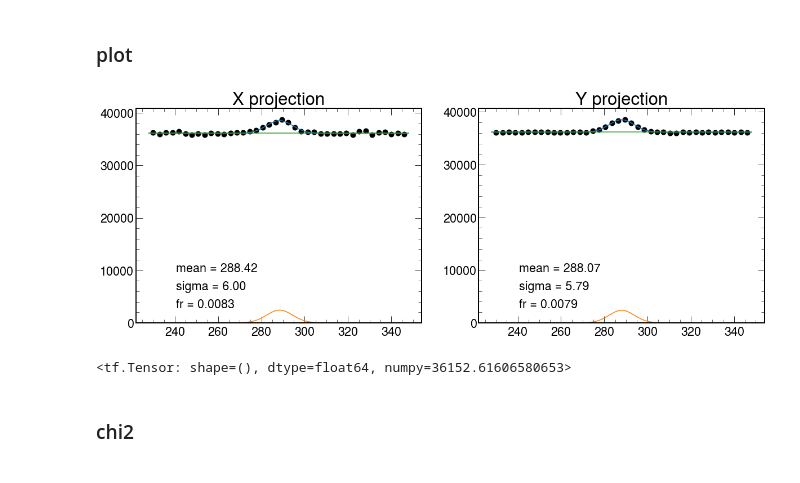
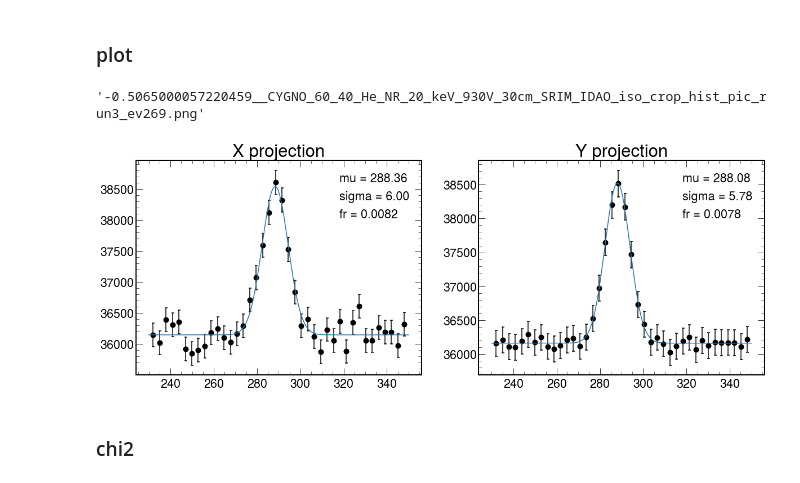
Before and after one commit to depot-hep/idao-2021, a Jupyter notebook: data_studies/fittin.ipynb, the cells around one changed output. Saved outputs shown, nothing was run; the diff lists cells and outputs as text; code cells hidden in the pictures.

```diff
--- a/data_studies/fittin.ipynb
+++ b/data_studies/fittin.ipynb
@@ -109,8 +95,0 @@ data_projy_np = data_projy[:, 0].numpy()
-# %%
-# for further plotting
-obs_grid = np.linspace(left, right, 1000)
-n_bins = 40
-n_sample_x = len(x_samples)
-n_sample_y = len(y_samples)
-plot_scaling_x = n_sample_x / n_bins * obs.area()
-plot_scaling_y = n_sample_y / n_bins * obs.area()
@@ -142,6 +115,8 @@ minimizer = zfit.minimize.Minuit(verbosity=7)
 # minimizer = zfit.minimize.Adam() # and there's more
 # %% [markdown]
 ### fit X projection
+# %%
+fit_results_dict, model_proj_dict = {}, {}
 # %%
 result_x = minimizer.minimize(nll_x) # , params=[mu, frac]
 result_x = minimizer.minimize(nll_x) # , params=[sigma, frac]
@@ -180,3 +147,7 @@ projx_bkgr = (background.pdf(obs_grid)*(1-frac)).numpy()
+# %%
+fit_results_dict['x'] = {p.name: p.numpy() for p in model.get_params()}
+model_proj_dict['x'] = {m.name: m.pdf(obs_grid).numpy() for m in model.get_models()}
+model_proj_dict['x']['model'] = model.pdf(obs_grid).numpy()
 # %%
 result_x.fmin/len(x_samples)
 # %% [output]
@@ -227,3 +184,7 @@ projy_bkgr = (background.pdf(obs_grid)*(1-frac)).numpy()
+# %%
+fit_results_dict['y'] = {p.name: p.numpy() for p in model.get_params()}
+model_proj_dict['y'] = {m.name: m.pdf(obs_grid).numpy() for m in model.get_models()}
+model_proj_dict['y']['model'] = model.pdf(obs_grid).numpy()
 # %%
 result_y.fmin/len(y_samples)
 # %% [output]
@@ -231,43 +192,2 @@ result_y.fmin/len(y_samples)
 # %% [markdown]
 ### plot
-# %%
-fig, axs = plt.subplots(1, 2, figsize=(20,7))
-
-#####
-axs[0].plot(obs_grid, projx*plot_scaling_x, label="Sum - Model")
-axs[0].plot(obs_grid, projx_sig*plot_scaling_x, label="Gauss - Signal")
-axs[0].plot(obs_grid, projx_bkgr*plot_scaling_x, label="Background")
-mplhep.histplot(np.histogram(data_projx_np, bins=n_bins), yerr=True, color='black', histtype='errorbar',
-                markersize=17, capsize=2.5,
-                markeredgewidth=1.5, zorder=1,
-                elinewidth=1.5, ax=axs[0]
-                )
-##
-axs[0].set_title('X projection')
-mean_patch = mpatches.Patch(color='none', label=f'mean = {mean_x:.2f}')
-sigma_patch = mpatches.Patch(color='none', label=f'sigma = {sigma_x:.2f}')
-fr_patch = mpatches.Patch(color='none', label=f'fr = {fr_x:.4f}')
-axs[0].legend(handles=[mean_patch, sigma_patch, fr_patch])
-
-#####
-axs[1].plot(obs_grid, projy*plot_scaling_y, label="Sum - Model")
-axs[1].plot(obs_grid, projy_sig*plot_scaling_y, label="Gauss - Signal")
-axs[1].plot(obs_grid, projy_bkgr*plot_scaling_y, label="Background")
-mplhep.histplot(np.histogram(data_projy_np, bins=n_bins), yerr=True, color='black', histtype='errorbar',
-                markersize=17, capsize=2.5,
-                markeredgewidth=1.5, zorder=1,
-                elinewidth=1.5, ax=axs[1]
-                )
-##
-mean_patch = mpatches.Patch(color='none', label=f'mean = {mean_y:.2f}')
-sigma_patch = mpatches.Patch(color='none', label=f'sigma = {sigma_y:.2f}')
-fr_patch = mpatches.Patch(color='none', label=f'fr = {fr_y:.4f}')
-axs[1].legend(handles=[mean_patch, sigma_patch, fr_patch])
-axs[1].set_title('Y projection')
-plt.show()
-# %% [output]
-[figure, removed]
-# %%
-sum(ima_x)*(1-frac)/n_bins
-# %% [output]
-<tf.Tensor: shape=(), dtype=float64, numpy=36152.61606580653>
@@ -274,3 +196,14 @@ sum(ima_x)*(1-frac)/n_bins
+# %%
+image_name = image_path.split('/')[-1].split(';1.png')[0]
+image_name
+# %% [output]
+'-0.5065000057220459__CYGNO_60_40_He_NR_20_keV_930V_30cm_SRIM_IDAO_iso_crop_hist_pic_run3_ev269.png'
+# %%
+plot_projections(obs_grid, n_bins, data_proj_np_dict,
+                 model_proj_dict, plot_scaling_dict, fit_results_dict,
+                 savefig=False, image_name=None)
+# %% [output]
+[figure, added]
 # %% [markdown]
 ### chi2
 # %%
```
Also changed, not shown: parts of 44 cells of this notebook.
